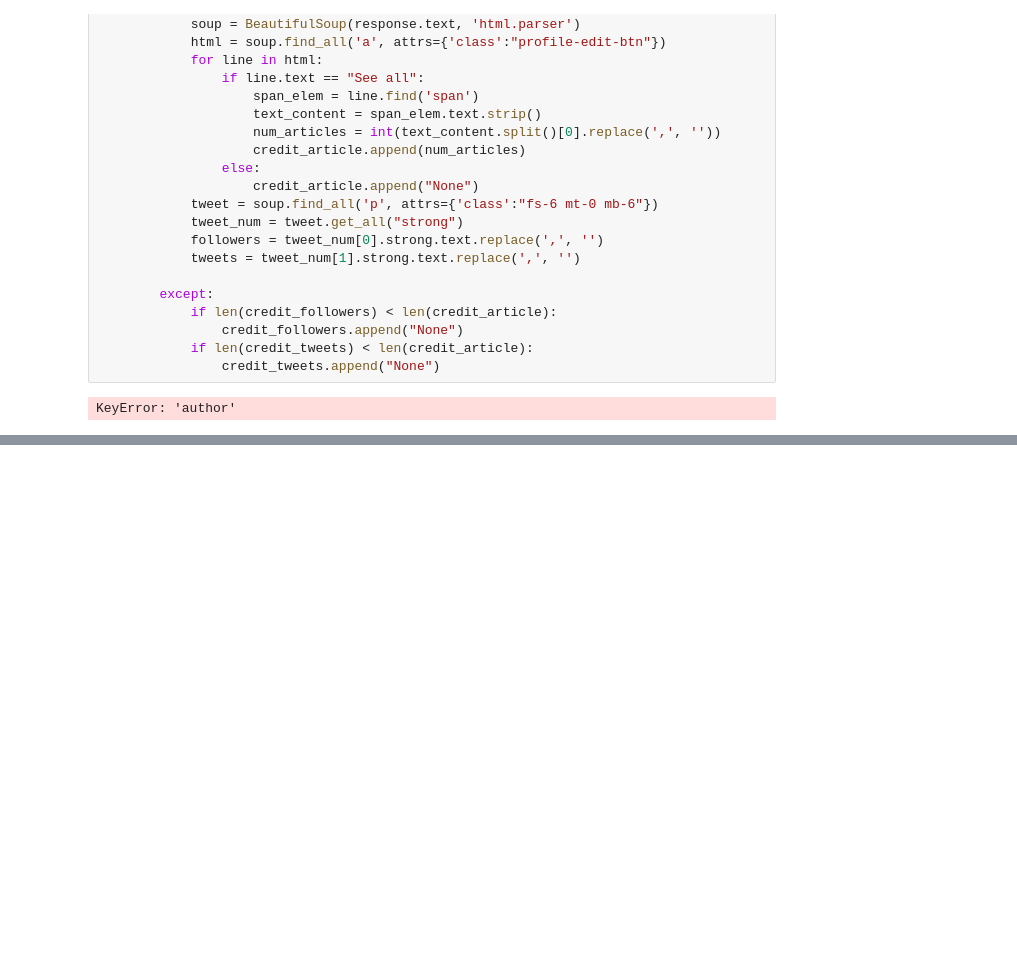
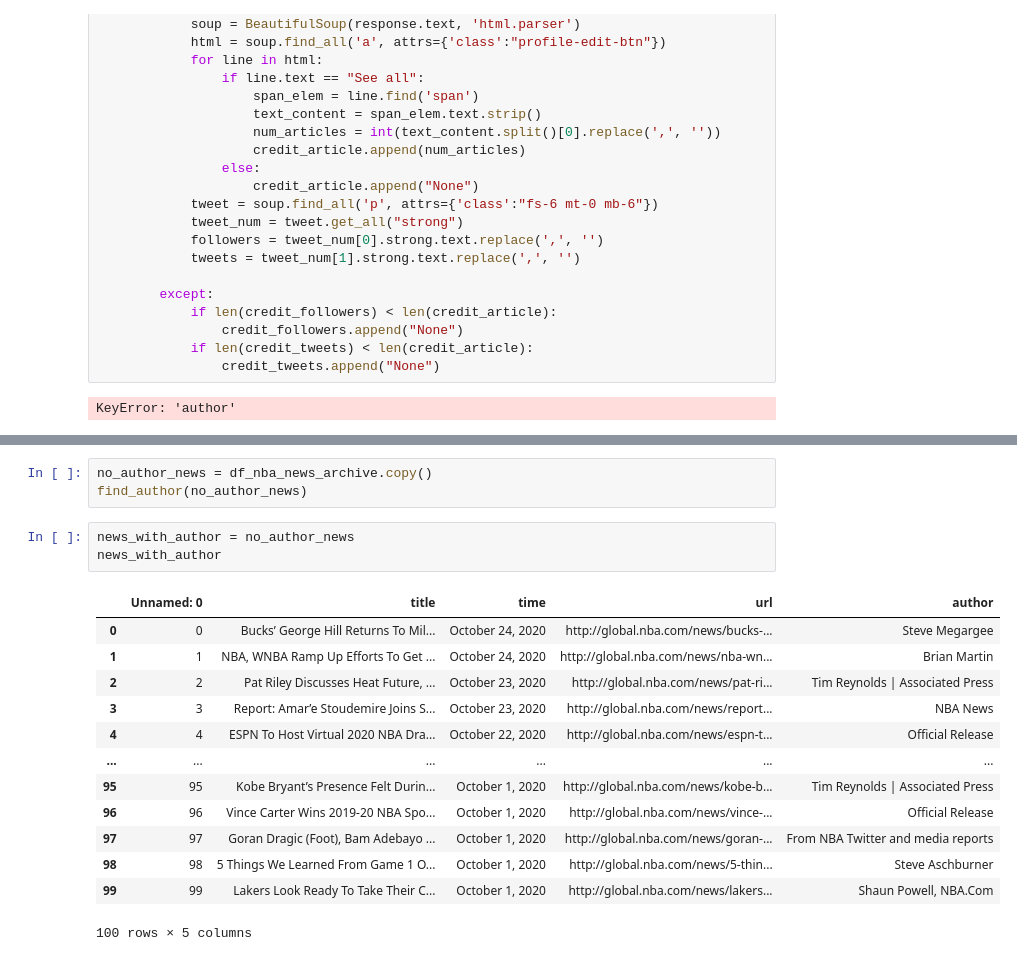
Before and after one commit to tz1211/DS105L-Project-404-Not-Found, a Jupyter notebook: Code/get_news_in_season_author_credit.ipynb, the cells around one changed output, grey strips where cells are left out. Saved outputs shown, nothing was run; the diff lists cells and outputs as text; blank space fills up the shorter version.

```diff
--- a/Code/get_news_in_season.ipynb
+++ b/Code/get_news_in_season_author_credit.ipynb
@@ -249,0 +318,20 @@ KeyError: 'author'
+# %%
+no_author_news = df_nba_news_archive.copy()
+find_author(no_author_news)
+# %%
+news_with_author = no_author_news
+news_with_author
+# %% [output]
+|  | Unnamed: 0 | title | time | url | author |
+| 0 | 0 | Bucks’ George Hill Returns To Mil... | October 24, 2020 | http://global.nba.com/news/bucks-... | Steve Megargee |
+| 1 | 1 | NBA, WNBA Ramp Up Efforts To Get ... | October 24, 2020 | http://global.nba.com/news/nba-wn... | Brian Martin |
+| 2 | 2 | Pat Riley Discusses Heat Future, ... | October 23, 2020 | http://global.nba.com/news/pat-ri... | Tim Reynolds | Associated Press |
+| 3 | 3 | Report: Amar’e Stoudemire Joins S... | October 23, 2020 | http://global.nba.com/news/report... | NBA News |
+| 4 | 4 | ESPN To Host Virtual 2020 NBA Dra... | October 22, 2020 | http://global.nba.com/news/espn-t... | Official Release |
+| ... | ... | ... | ... | ... | ... |
+| 95 | 95 | Kobe Bryant’s Presence Felt Durin... | October 1, 2020 | http://global.nba.com/news/kobe-b... | Tim Reynolds | Associated Press |
+| 96 | 96 | Vince Carter Wins 2019-20 NBA Spo... | October 1, 2020 | http://global.nba.com/news/vince-... | Official Release |
+| 97 | 97 | Goran Dragic (Foot), Bam Adebayo ... | October 1, 2020 | http://global.nba.com/news/goran-... | From NBA Twitter and media reports |
+| 98 | 98 | 5 Things We Learned From Game 1 O... | October 1, 2020 | http://global.nba.com/news/5-thin... | Steve Aschburner |
+| 99 | 99 | Lakers Look Ready To Take Their C... | October 1, 2020 | http://global.nba.com/news/lakers... | Shaun Powell, NBA.Com |
+100 rows × 5 columns
```
Also changed, not shown: parts of 24 cells of this notebook, 20 other files.
